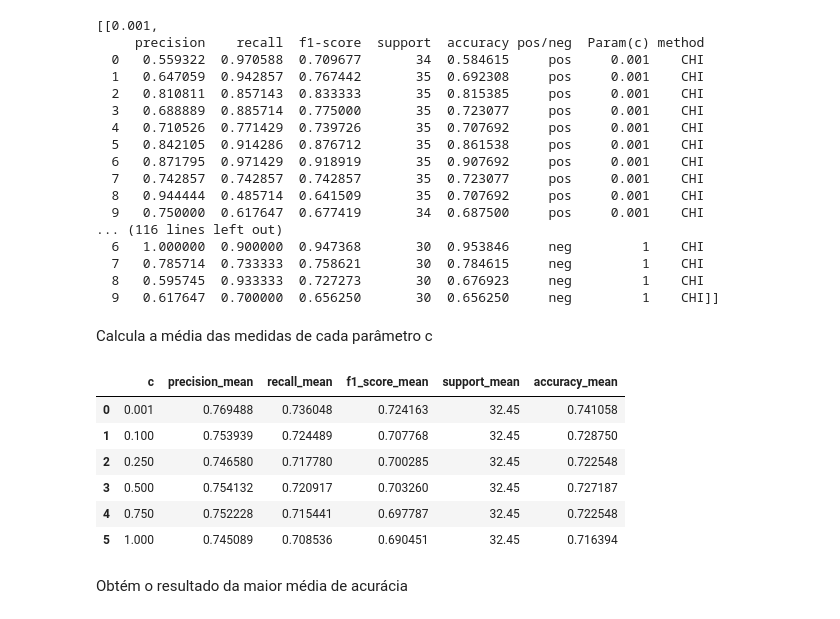
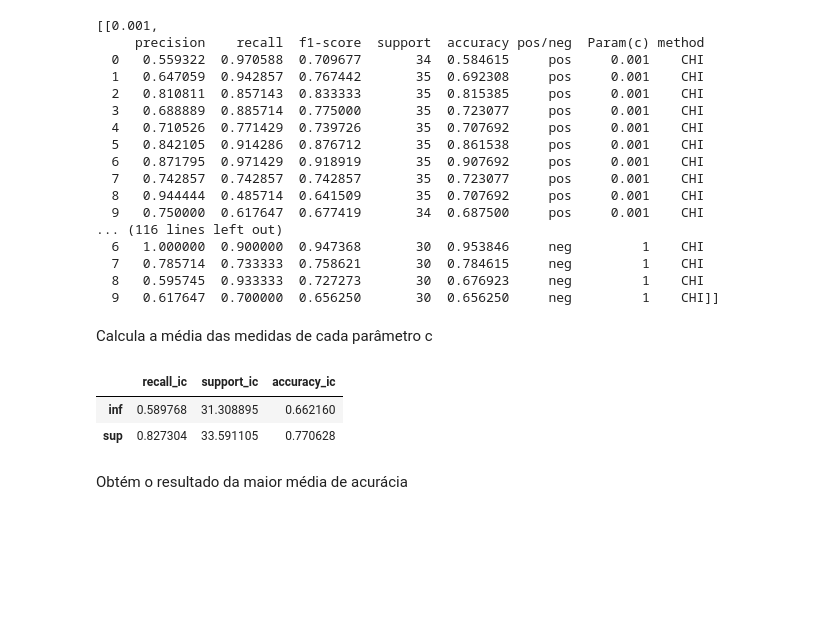
Before and after one commit to carlaprv/sin5007-reconhecimento-de-padroes, a Jupyter notebook: 06 - k-fold cross validation + naive Bayes v05.ipynb, the cells around one changed output. Drawn from its saved outputs; the diff is of its cells as text; code cells hidden in the pictures; blank space fills up the shorter version.

```diff
--- a/06 - k-fold cross validation + naive Bayes v05.ipynb
+++ b/06 - k-fold cross validation + naive Bayes v05.ipynb
@@ -381,17 +389,13 @@ result_chi
   9   0.617647  0.700000  0.656250       30  0.656250     neg         1    CHI]]
 # %% [markdown]
 Calcula a média das medidas de cada parâmetro c
-# %%
-result_chi_mean = calcula_media(result_chi)
-result_chi_mean
-# %% [output]
-|  | c | precision_mean | recall_mean | f1_score_mean | support_mean | accuracy_mean |
-| 0 | 0.001 | 0.769488 | 0.736048 | 0.724163 | 32.45 | 0.741058 |
-| 1 | 0.100 | 0.753939 | 0.724489 | 0.707768 | 32.45 | 0.728750 |
-| 2 | 0.250 | 0.746580 | 0.717780 | 0.700285 | 32.45 | 0.722548 |
-| 3 | 0.500 | 0.754132 | 0.720917 | 0.703260 | 32.45 | 0.727187 |
-| 4 | 0.750 | 0.752228 | 0.715441 | 0.697787 | 32.45 | 0.722548 |
-| 5 | 1.000 | 0.745089 | 0.708536 | 0.690451 | 32.45 | 0.716394 |
+# %%
+result_chi_mean, result_chi_ic = calcula_media_ic(result_chi,0.05)
+result_chi_ic
+# %% [output]
+|  | recall_ic | support_ic | accuracy_ic |
+| inf | 0.589768 | 31.308895 | 0.662160 |
+| sup | 0.827304 | 33.591105 | 0.770628 |
 # %% [markdown]
 Obtém o resultado da maior média de acurácia
 # %%
```
Also changed, not shown: parts of 9 cells of this notebook.
